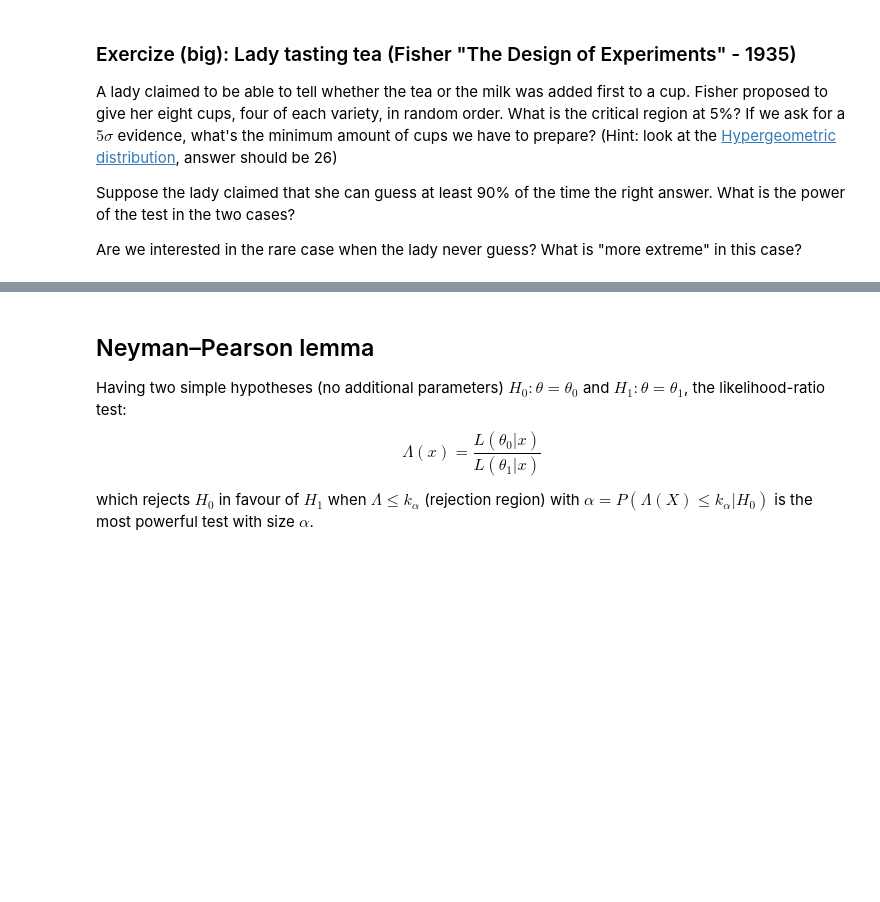
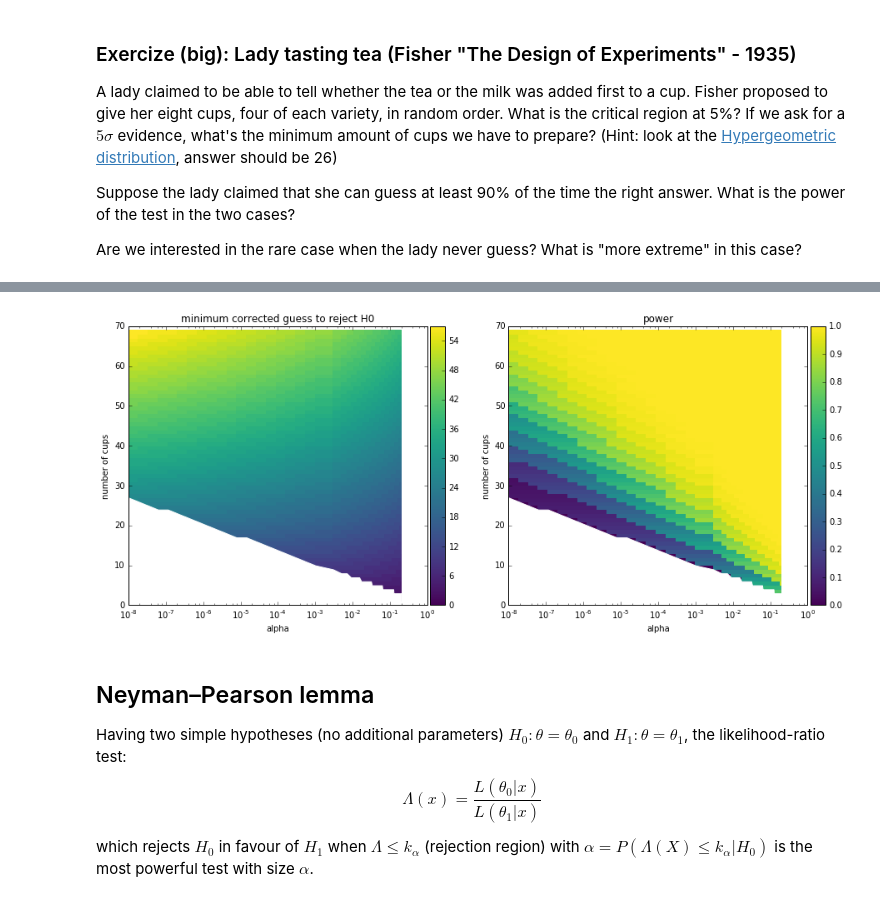
Before and after one commit to wiso/StatisticsLectures, a Jupyter notebook: Lecture2.ipynb, the cells around one changed output, grey strips where cells are left out. Saved outputs shown, nothing was run; the diff lists cells and outputs as text; code cells hidden in the pictures; blank space fills up the shorter version.

```diff
--- a/Lecture2.ipynb
+++ b/Lecture2.ipynb
@@ -139,3 +183,7 @@ Are we interested in the rare case when the lady never guess? What is "more extr
+# %%
+fig
+# %% [output]
+[figure, added]
 # %% [markdown]
 ## Neyman–Pearson lemma
 Having two simple hypotheses (no additional parameters) $H_0: \theta = \theta_0$ and $H_1: \theta = \theta_1$, the likelihood-ratio test:
```
Also changed, not shown: parts of 4 cells of this notebook.
